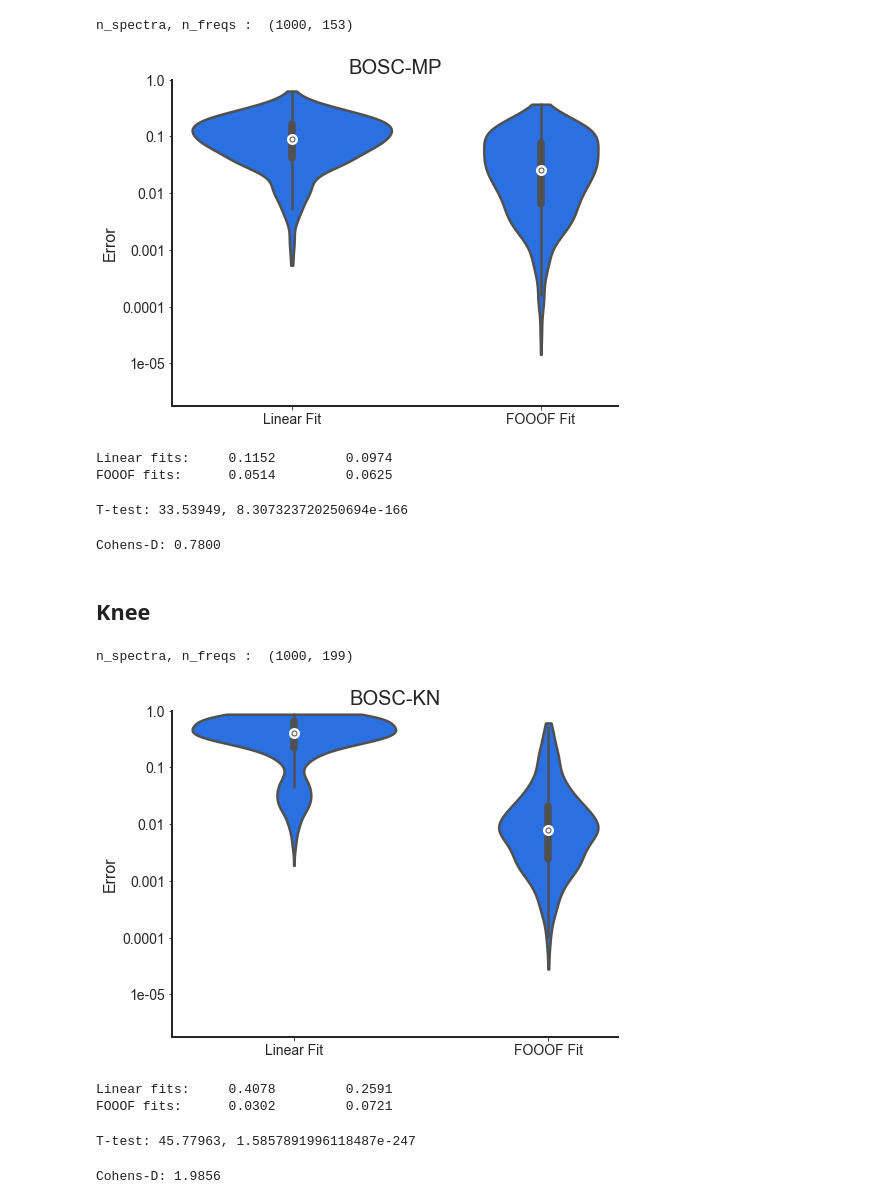
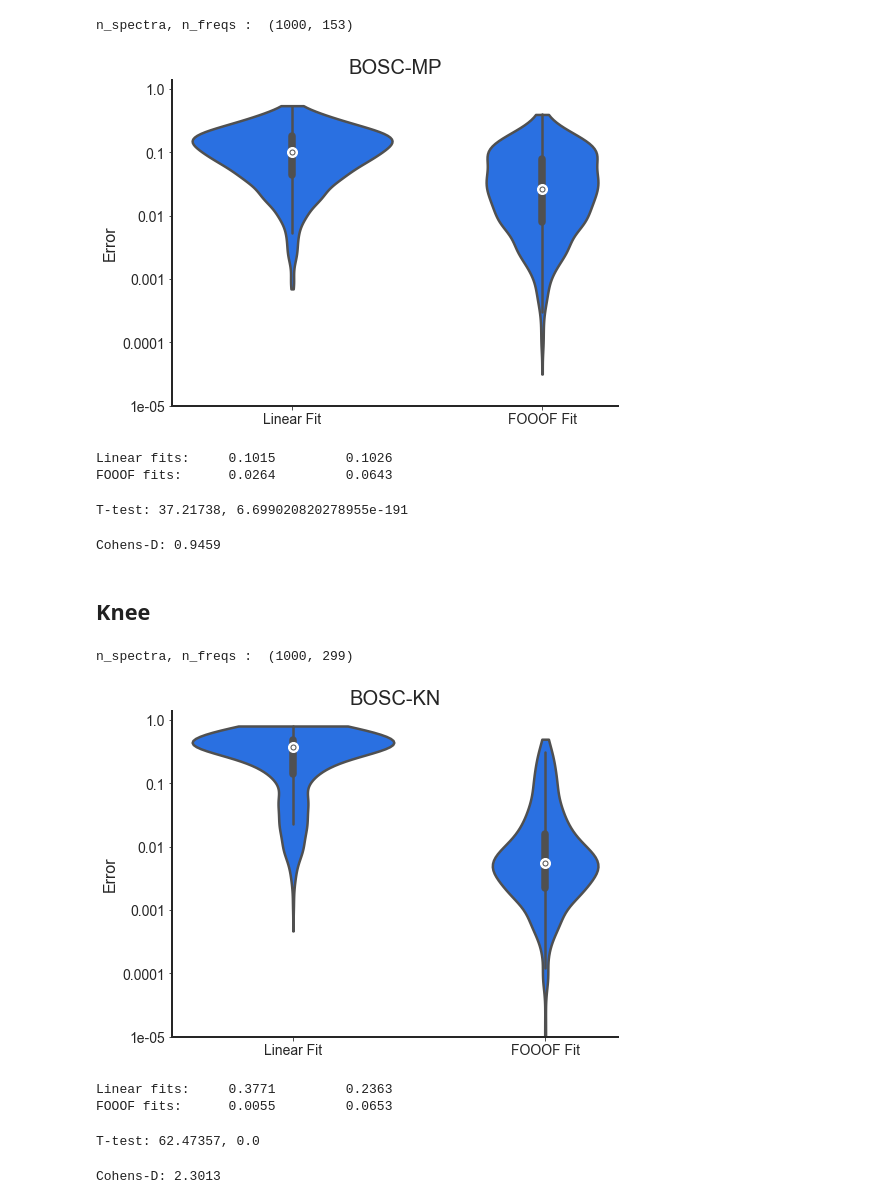
Before and after one commit to TomDonoghue/SIMparam, a Jupyter notebook: notebooks/07-Comparison-BOSC.ipynb, the cells around one changed output. Saved outputs shown, nothing was run; the diff lists cells and outputs as text; code cells hidden in the pictures.

```diff
--- a/notebooks/07-Comparison-BOSC.ipynb
+++ b/notebooks/07-Comparison-BOSC.ipynb
@@ -96,10 +96,14 @@ data_name = 'comp_bosc_1p'
 
 if GEN_SIMS:
 
+    # Use generators to sample peak & aperiodic parameters
+    aps = gen_ap_def()
+    peaks = gen_peak_def(1)
+
     # Generate simulated power spectra
     freqs, psds, sim_params = \
-            gen_group_power_spectra(n_psds, F_RANGE, aps, peaks, nlv,
-                                    F_RES, return_params=True)
+        gen_group_power_spectra(n_psds, F_RANGE, aps, peaks, NLV,
+                                F_RES, return_params=True)
 
     # Save out generated simulated data & parameter definitions
     if SAVE_SIMS:
@@ -158,10 +160,14 @@ data_name = 'comp_bosc_mp'
 
 if GEN_SIMS:
 
+    # Use generators to sample peak & aperiodic parameters
+    aps = gen_ap_def()
+    peaks = gen_peak_def(3)
+
     # Generate simulated power spectra
     freqs, psds, sim_params = \
-            gen_group_power_spectra(n_psds, F_RANGE, aps, peaks, nlv,
-                                    F_RES, return_params=True)
+        gen_group_power_spectra(n_psds, F_RANGE, aps, peaks, NLV,
+                                F_RES, return_params=True)
 
     # Save out generated simulated data & parameter definitions
     if SAVE_SIMS:
@@ -184,29 +191,30 @@ errs_mp = np.array([lin_errs_mp, foo_errs_mp])
 # %%
 # Plot the error of peak center frequency reconstruction
 plot_errors_violin(errs_mp, 'BOSC-MP', x_axis=None,
-                   plt_log=PLT_LOG, ylim=YLIMS_AP, x_ticks=['Linear Fit', 'FOOOF Fit'],
+                   plt_log=PLT_LOG, ylim=YLIMS, x_ticks=['Linear Fit', 'FOOOF Fit'],
                    save_fig=SAVE_FIG, save_name=pjoin(FOLDER, 'BOSC-mp'))
 # %% [output]
-[figure, old version]
+[figure, new version]
 # %%
-# Check mean and standard deviation of the errors
+# Check descriptive stats of the errors
 print('Linear fits: \t {:1.4f} \t{:1.4f}'.format(\
-    np.mean(lin_errs_mp), np.std(lin_errs_mp)))
+    avg_func(lin_errs_mp), np.std(lin_errs_mp)))
 print('FOOOF fits: \t {:1.4f} \t{:1.4f}'.format(\
-    np.mean(foo_errs_mp), np.std(foo_errs_mp)))
+    avg_func(foo_errs_mp), np.std(foo_errs_mp)))
 # %% [output]
-Linear fits:     0.1152         0.0974
-FOOOF fits:      0.0514         0.0625
+Linear fits:     0.1015         0.1026
+FOOOF fits:      0.0264         0.0643
 # %%
 # Check t-test comparison
-t_val, p_val = ttest_rel(lin_errs_mp, foo_errs_mp)
+t_val, p_val = ttest_rel(np.log10(lin_errs_mp), np.log10(foo_errs_mp))
 print('T-test: {:1.5f}, {}'.format(t_val, p_val))
 # %% [output]
-T-test: 33.53949, 8.307323720250694e-166
+T-test: 37.21738, 6.699020820278955e-191
 # %%
 # Check cohens-d effect size
-print('Cohens-D: {:1.4f}'.format(cohens_d(lin_errs_mp, foo_errs_mp)))
+print('Cohens-D: {:1.4f}'.format(\
+    cohens_d(np.log10(lin_errs_mp), np.log10(foo_errs_mp))))
 # %% [output]
-Cohens-D: 0.7800
+Cohens-D: 0.9459
 # %% [markdown]
 ## Knee
@@ -220,10 +224,14 @@ data_name = 'comp_bosc_kn'
 
 if GEN_SIMS:
 
+    # Use generators to sample peak & aperiodic parameters
+    aps = gen_ap_knee_def()
+    peaks = gen_peaks_both()
+
     # Generate simulated power spectra
     freqs, psds, sim_params = \
-            gen_group_power_spectra(n_psds, F_RANGE_LONG, aps, peaks, nlv,
-                                    F_RES_LONG, return_params=True)
+        gen_group_power_spectra(n_psds, F_RANGE_LONG, aps, peaks, NLV,
+                                F_RES_LONG, return_params=True)
 
     # Save out generated simulated data & parameter definitions
     if SAVE_SIMS:
@@ -236,37 +244,39 @@ else:
 # Check shape
 print('n_spectra, n_freqs : ', psds.shape)
 # %% [output]
-n_spectra, n_freqs :  (1000, 199)
+n_spectra, n_freqs :  (1000, 299)
 # %%
-#
-lin_errs_kn = fit_all_lin(psds, sim_params, knee=True)
-foo_errs_kn = fit_all_fooof(psds, sim_params, knee=True)
+# Calculate error of each method for exponent reconstructions
+lin_errs_kn = fit_all_lin(freqs, psds, sim_params, knee=True)
+foo_errs_kn = fit_all_fooof(freqs, psds, sim_params, knee=True)
 
+# Collect errors together, for plotting
 errs_kn = np.array([lin_errs_kn, foo_errs_kn])
 # %%
 # Plot the error of peak center frequency reconstruction
 plot_errors_violin(errs_kn, 'BOSC-KN', x_axis=None,
-                   plt_log=PLT_LOG, ylim=YLIMS_AP, x_ticks=['Linear Fit', 'FOOOF Fit'],
+                   plt_log=PLT_LOG, ylim=YLIMS, x_ticks=['Linear Fit', 'FOOOF Fit'],
                    save_fig=SAVE_FIG, save_name=pjoin(FOLDER, 'BOSC-kn'))
 # %% [output]
-[figure, old version]
+[figure, new version]
 # %%
-# Check mean and standard deviation of the errors
+# Check descriptive stats of the errors
 print('Linear fits: \t {:1.4f} \t{:1.4f}'.format(\
-    np.mean(lin_errs_kn), np.std(lin_errs_kn)))
+    avg_func(lin_errs_kn), np.std(lin_errs_kn)))
 print('FOOOF fits: \t {:1.4f} \t{:1.4f}'.format(\
-    np.mean(foo_errs_kn), np.std(foo_errs_kn)))
+    avg_func(foo_errs_kn), np.std(foo_errs_kn)))
 # %% [output]
-Linear fits:     0.4078         0.2591
-FOOOF fits:      0.0302         0.0721
+Linear fits:     0.3771         0.2363
+FOOOF fits:      0.0055         0.0653
 # %%
 # Check t-test comparison
-t_val, p_val = ttest_rel(lin_errs_kn, foo_errs_kn)
+t_val, p_val = ttest_rel(np.log10(lin_errs_kn), np.log10(foo_errs_kn))
 print('T-test: {:1.5f}, {}'.format(t_val, p_val))
 # %% [output]
-T-test: 45.77963, 1.5857891996118487e-247
+T-test: 62.47357, 0.0
 # %%
 # Check cohens-d effect size
-print('Cohens-D: {:1.4f}'.format(cohens_d(lin_errs_kn, foo_errs_kn)))
+print('Cohens-D: {:1.4f}'.format(\
+    cohens_d(np.log10(lin_errs_kn), np.log10(foo_errs_kn))))
 # %% [output]
-Cohens-D: 1.9856
+Cohens-D: 2.3013
```
Also changed, not shown: parts of 14 cells of this notebook, 1 other file.
